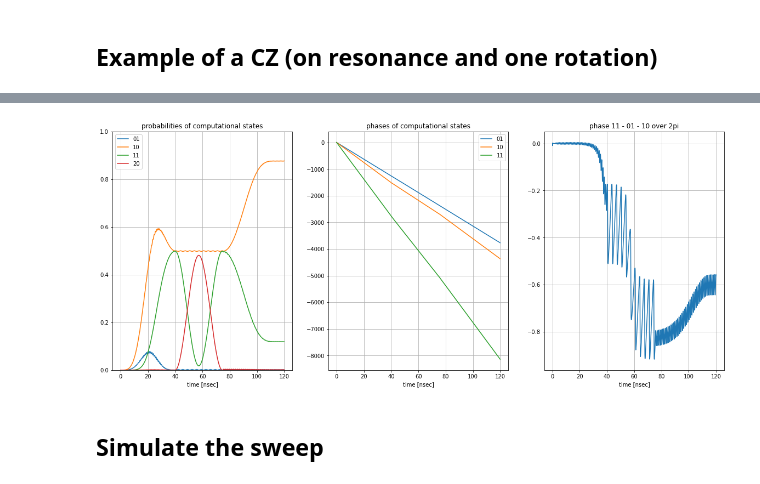
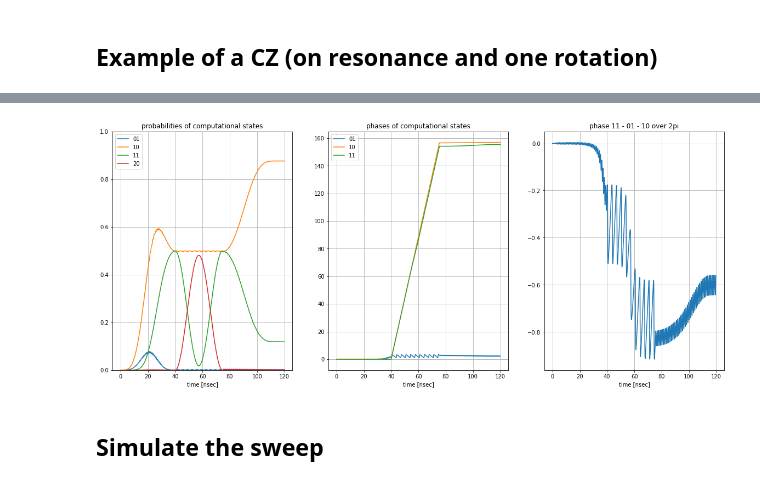
Before and after one commit to liorella/research, a Jupyter notebook: phys/CPHASE_interaction.ipynb, the cells around one changed output, grey strips where cells are left out. Drawn from its saved outputs; the diff is of its cells as text; code cells hidden in the pictures.

```diff
--- a/phys/CPHASE_interaction.ipynb
+++ b/phys/CPHASE_interaction.ipynb
@@ -133,6 +117,16 @@ def detune(t, args):
         return 2*np.pi*(fH01(args['interaction_current']) - fH_01_max)
     else:
         return 0
+
+
+def J_minus_timedep(t, args):
+    # J_minus = aH.dag() * aL
+    return np.pi*J*np.exp(1j*2*np.pi*(args['fH_01'] - args['fL_01'])*t)
+
+
+def J_plus_timedep(t, args):
+    # J_minus = aH.dag() * aL
+    return np.pi*J*np.exp(1j*2*np.pi*(args['fL_01'] - args['fH_01'])*t)
 
 
 def cosine_pulse(t, t_start, duration):
@@ -160,22 +154,24 @@ def qL_drive(t, args):  # this is the baseband signal
 
 # functions for a, adag operator coefficients (currently only -Y/2)
 def aH_dr(t, args):
-    return 0.5 * -1j * qH_drive(t, args) * np.exp(1j*2*np.pi*args['fH_01']*t)
+    return 0.5 * -1j * qH_drive(t, args) #* np.exp(1j*2*np.pi*args['fH_01']*t)
 
 
 def aHd_dr(t, args):
-    return 0.5 * 1j  * qH_drive(t, args) * np.exp(-1j*2*np.pi*args['fH_01']*t)
+    return 0.5 * 1j  * qH_drive(t, args) #* np.exp(-1j*2*np.pi*args['fH_01']*t)
 
 
 def aL_dr(t, args):
-    return 0.5 * -1j * qL_drive(t, args) * np.exp(1j*2*np.pi*args['fL_01']*t)
+    return 0.5 * -1j * qL_drive(t, args)# * np.exp(1j*2*np.pi*args['fL_01']*t)
 
 
 def aLd_dr(t, args):
-    return 0.5 * 1j * qL_drive(t, args) * np.exp(-1j*2*np.pi*args['fL_01']*t)
+    return 0.5 * 1j * qL_drive(t, args)# * np.exp(-1j*2*np.pi*args['fL_01']*t)
 # %%
-H = [H0([0, 0]) + H_int(),
-      [nH, detune],
+H = [(2*np.pi*(alphaH/2)*aH.dag()**2*aH**2 + 2*np.pi*(alphaL/2)*aL.dag()**2*aL**2),
+     [nH, detune],
+     [J_minus, J_minus_timedep],
+     [J_plus, J_plus_timedep],
      [aH, aH_dr],
      [aH.dag(), aHd_dr],
      [aL, aL_dr],
@@ -217,15 +213,12 @@ local_args = dict(
     pi2_amp=np.pi/2,
     interaction_current=ac_20_11
 )
-local_tvec = np.arange(0, 120, 0.01)
+local_tvec = np.arange(0, 120, 0.1)
 fig, ax = plt.subplots(3, 1, figsize=(12, 5))
 
 ax[0].plot(local_tvec, [qH_drive(t, local_args) for t in local_tvec], label='qH drive')
 ax[0].legend()
 ax[1].plot(local_tvec, [qL_drive(t, local_args) for t in local_tvec], label='qL drive')
 ax[1].legend()
-
-ax[2].plot(local_tvec, [detune(t, local_args) for t in local_tvec], label='detune')
-ax[2].legend()
 # %% [output]
 <matplotlib.legend.Legend at 0x...>
@@ -236,31 +229,31 @@ prob, phase = get_prob_phase(sol)
 # %%
 fig, ax = plt.subplots(1, 3, figsize=(20, 8))
 
 ax[0].plot(sol.times, prob[1], label='01')
 ax[0].plot(sol.times, prob[3], label='10')
 ax[0].plot(sol.times, prob[4], label='11')
 ax[0].plot(sol.times, prob[6], label='20')
 ax[0].legend()
 ax[0].set_ylim((0,1))
 ax[0].grid('all')
 ax[0].set_title('probabilities of computational states')
 ax[0].set_xlabel('time [nsec]')
 
 ax[1].plot(sol.times, np.unwrap(phase[1]), label='01')
 ax[1].plot(sol.times, np.unwrap(phase[3]), label='10')
 ax[1].plot(sol.times, np.unwrap(phase[4]), label='11')
 ax[1].legend()
 # ax[1].plot(sol.times, phase[6], label='20')
 ax[1].grid('all')
 ax[1].set_title('phases of computational states')
 ax[1].set_xlabel('time [nsec]')
 
-ax[2].plot(sol.times, (np.unwrap(phase[4]) - np.unwrap(phase[1]) - np.unwrap(phase[3]))/(2*np.pi))
+ax[2].plot(sol.times, (np.unwrap(phase[4]) - np.unwrap(phase[3]) - np.unwrap(phase[1]))/(2*np.pi))
 ax[2].set_title('phase 11 - 01 - 10 over 2pi')
 ax[2].set_xlabel('time [nsec]')
 ax[2].grid('all')
 # %% [output]
-[figure, old version]
+[figure, new version]
 # %% [markdown]
 ## Simulate the sweep
 # %%
```
Also changed, not shown: parts of 6 cells of this notebook.
